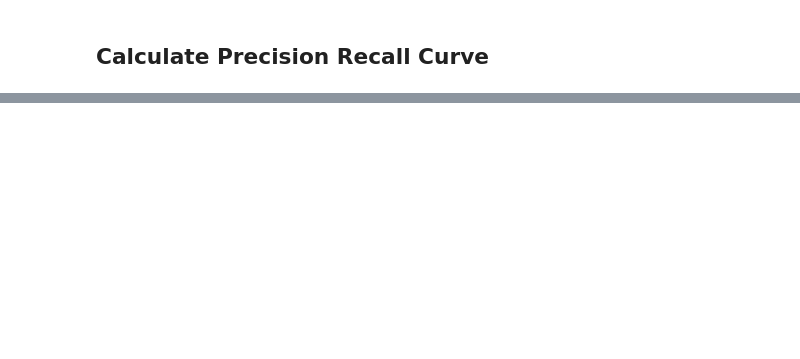
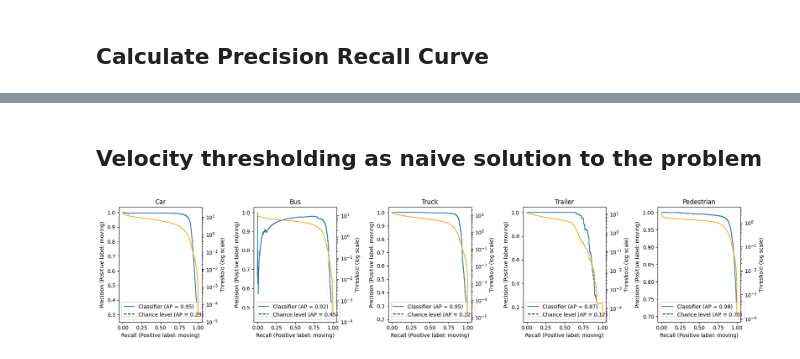
Before and after one commit to corneliusschroeder/Poly-MOT, a Jupyter notebook: jittering_module/evaluation.ipynb, the cells around one changed output, grey strips where cells are left out. Cells and saved outputs as stored; diff of their text form; code cells hidden in the pictures; blank space fills up the shorter version.

```diff
--- a/jittering_module/evaluation.ipynb
+++ b/jittering_module/evaluation.ipynb
@@ -81,0 +119,33 @@ legend
+# %% [markdown]
+## Velocity thresholding as naive solution to the problem
+# %%
+import sklearn.metrics as sk
+import matplotlib.pyplot as plt
+
+fig, axes = plt.subplots(1, len(classes), figsize=(18, 4))
+all_thresholds = {}
+for idx, class_name in enumerate(classes):
+    path = '/workspaces/Poly-MOT/paper/win_size_2/vel/' + class_name + '_pred_vel.csv'
+    df = pd.read_csv(path)
+    mask = df['vel_Pred'].notnull() & df['mov_GT'].notnull()
+    prediction_arr = df['vel_Pred'][mask].to_numpy()
+    GT_arr = df['mov_GT'][mask].to_numpy()
+    prec, rec, threshold = sk.precision_recall_curve(GT_arr, prediction_arr, pos_label='moving')
+    all_thresholds[class_name] = threshold
+    sk.PrecisionRecallDisplay.from_predictions(GT_arr, prediction_arr, pos_label='moving', ax=axes[idx], plot_chance_level=True)
+
+    # axes[idx].plot(rec, prec, label='Classifier')
+    ax2 = axes[idx].twinx()
+    ax2.plot(rec[1:], threshold, color='orange', label='Threshold')
+    ax2.set_yscale('log')
+    ax2.set_ylabel('Threshold (log scale)')
+    axes[idx].set_title(class_name.capitalize())
+
+
+
+
+
+plt.tight_layout()
+plt.show()
+# %% [output]
+[figure, added]
```
Also changed, not shown: parts of 19 cells of this notebook, 2 other files.
